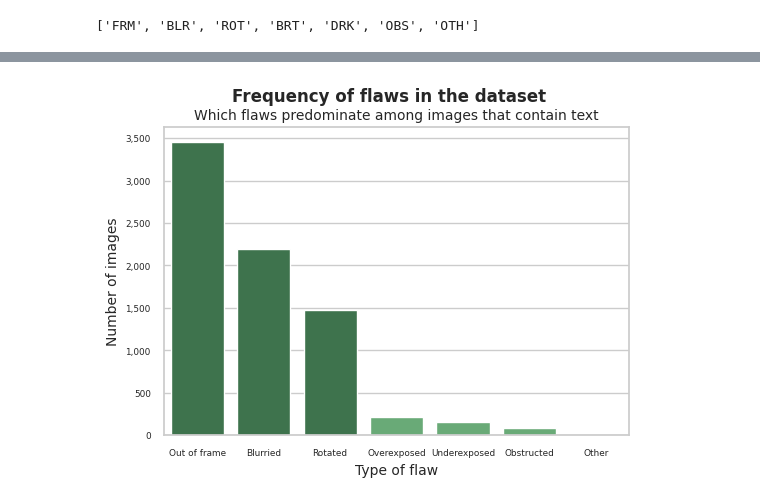
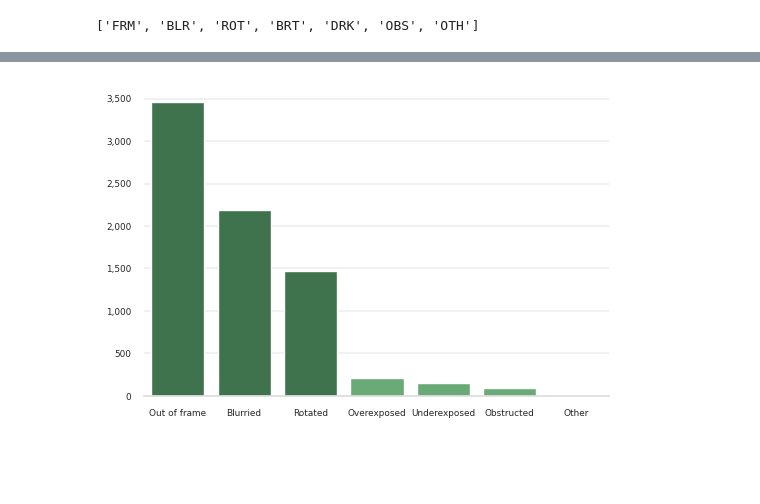
Before and after one commit to arcb01/GED-TFG, a Jupyter notebook: src/nb_2_exploring.ipynb, the cells around one changed output, grey strips where cells are left out. Saved outputs shown, nothing was run; the diff lists cells and outputs as text; code cells hidden in the pictures; blank space fills up the shorter version.

Commit message:
plots redone

```diff
--- a/src/nb_2_exploring.ipynb
+++ b/src/nb_2_exploring.ipynb
@@ -14,7 +14,8 @@ import json
 import pprint
 from collections import Counter
 # %%
-source = '/media/arnau/PEN/TFG/train/'
+source = '/media/arnau/SSD/VizWiz/data/captioning/train/'
+plts_dir = '/media/arnau/SSD/VizWiz/plots/'
 direc = '../data/'
 file = "vizwiz_skill_typ_train.csv"
 data = pd.read_csv(direc + file)
@@ -179,22 +164,24 @@ plt.show()
 import matplotlib.pyplot as plt
 import seaborn as sns
 
+sizes = [n_imgs_w_text, n_imgs_wo_text]
 # create data
-labels = ['Text', 'NO text']
+labels = ['Text', 'Without text']
 #colors = ['green', 'orange']
 colors = ["#31572c", "#90a955"]
 
 # create plot
 fig, ax = plt.subplots(figsize=(4, 4))
-wedges, texts, autotexts = ax.pie(sizes, colors=colors, startangle=90, wedgeprops=dict(width=0.4, edgecolor='w'),
+wedges, texts, autotexts = ax.pie(sizes, colors=colors, startangle=90, wedgeprops=dict(width=0.35, edgecolor='w'),
                                   autopct='%1.1f%%', textprops=dict(color="black"))
 
 # add title and subtitle
-plt.title('How many images contain text?', fontsize=12)
-plt.suptitle('Proportion of images in the dataset', fontsize=14, fontweight='bold')
+#plt.title('How many images contain text?', fontsize=12)
+#plt.suptitle('Proportion of images in the dataset', fontsize=14, fontweight='bold')
 
 # add legend
-plt.legend(labels=labels, loc='center')
+ax.legend(labels=labels, loc='upper center', bbox_to_anchor=(0.5, .05),
+          fancybox=True, ncol=2)
 
 # move the percentage labels outside the chart
 for i, text in enumerate(autotexts):
@@ -205,5 +192,5 @@ for i, text in enumerate(autotexts):
 
 # show plot
 plt.show()
-fig.figure.savefig('../data/plots/text-freq.png', dpi=150)
+fig.figure.savefig(f'{plts_dir}text-freq.png', dpi=300)
 # %% [output]
@@ -308,27 +295,35 @@ plt.show()
 # %%
 import seaborn as sns
 from matplotlib.ticker import FixedLocator, FixedFormatter
 
-sns.set(style="whitegrid", color_codes=True)
+fig, ax = plt.subplots(figsize=(6,4))
 
 df = {"flaw-type" : rename_flaws, 'n_images': y_freq}
 pal = sns.color_palette("Greens_d", len(df))
 array = df['n_images']
 rank = [int((max(array)-elem)*len(df)*0.75/(max(array)+1)) for elem in array]
-plt.figure(figsize=(6,4))
-g = sns.barplot(data=df, x="flaw-type", y='n_images', palette=np.array(pal[::-1])[rank])
-plt.suptitle('Frequency of flaws in the dataset', fontsize=12, fontweight='bold')
-plt.title('Which flaws predominate among images that contain text', fontsize=10)
-plt.xlabel('Type of flaw', fontsize=10)
-plt.ylabel('Number of images', fontsize=10)
-g.yaxis.set_major_locator(FixedLocator(g.get_yticks()))
+g = sns.barplot(data=df, x="flaw-type", y='n_images', palette=np.array(pal[::-1])[rank], ax=ax)
+#plt.suptitle('Frequency of flaws in the dataset', fontsize=12, fontweight='bold')
+#plt.title('Which flaws predominate among images that contain text', fontsize=10)
+#plt.xlabel('Type of flaw', fontsize=10)
+#plt.ylabel('Number of images', fontsize=10)
+#g.yaxis.set_major_locator(FixedLocator(g.get_yticks()))
 
 # set xticks and yticks labels
 g.set_xticklabels(df['flaw-type'], fontsize=6.4)
 g.set_yticklabels([f"{val:,.0f}" for val in g.get_yticks()], fontsize=6.4)
 g.yaxis.set_major_formatter(FixedFormatter([f"{val:,.0f}" for val in g.get_yticks()]))
+ax.set_axisbelow(True)
+ax.yaxis.grid(color='gray', linewidth=0.15)
+ax.spines['top'].set_visible(False)
+ax.spines['right'].set_visible(False)
+ax.spines['left'].set_visible(False)
+ax.spines['bottom'].set_color('#DDDDDD')
+ax.tick_params(bottom=False, left=False)
+vals = ax.get_xticks()
 
 plt.show()
-g.figure.savefig('../data/plots/flaws-freq.png', dpi=150)
+
+g.figure.savefig(f'{plts_dir}flaws-freq.png', dpi=300)
 # %% [output]
-[figure, old version]
+[figure, new version]
```
Also changed, not shown: parts of 5 cells of this notebook.
